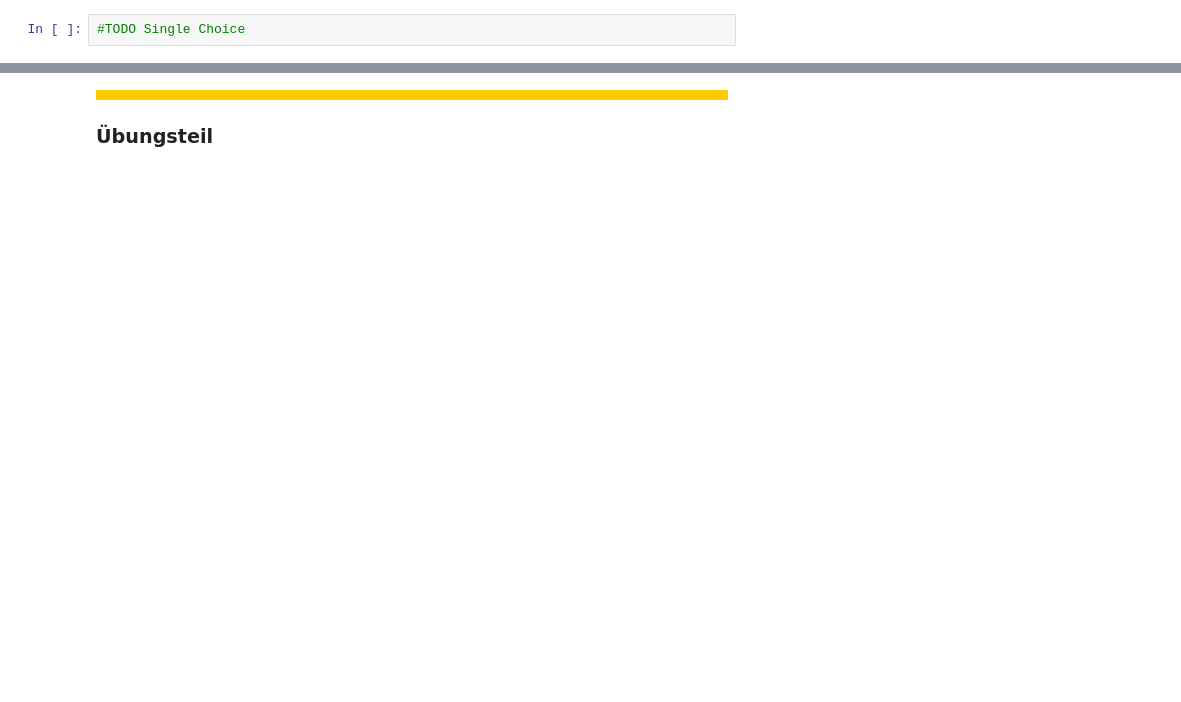
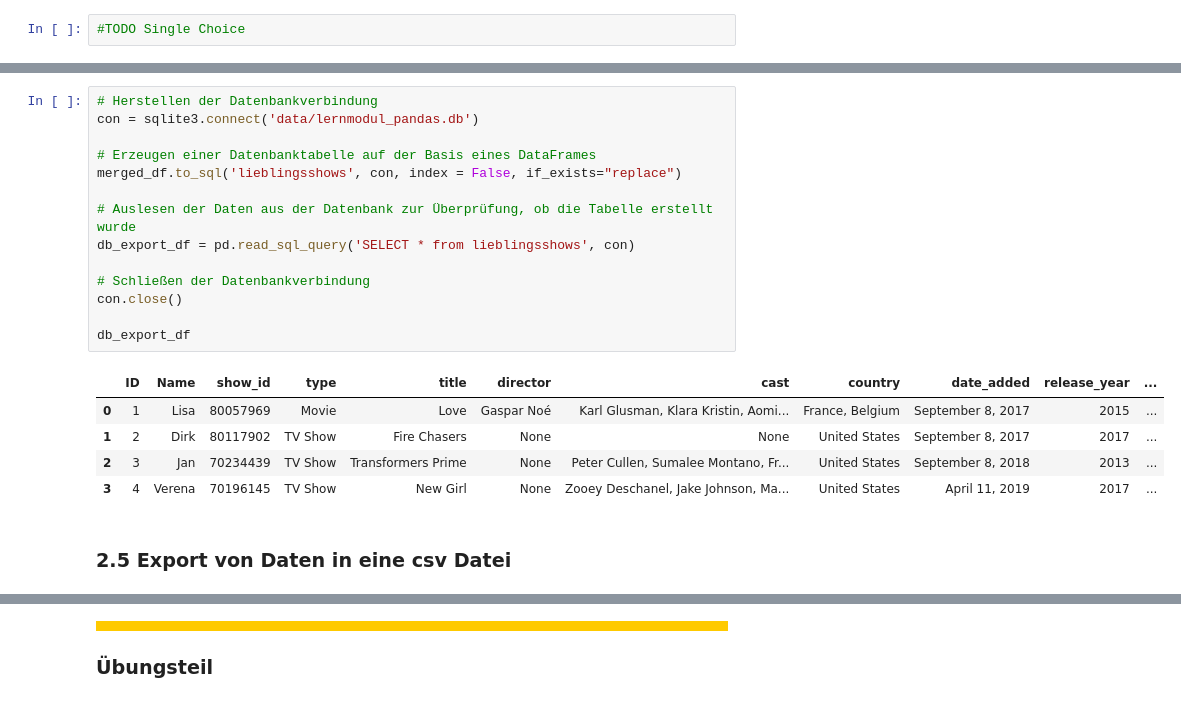
Before and after one commit to orca-nrw/lernmodul-pandas, a Jupyter notebook: index.ipynb, the cells around one changed output, grey strips where cells are left out. Cells and saved outputs as stored; diff of their text form; blank space fills up the shorter version.

```diff
--- a/index.ipynb
+++ b/index.ipynb
@@ -144,0 +158,22 @@ df_lieblingsshow.merge(netflix_titles_df, how= 'left', on='show_id')
+# %%
+# Herstellen der Datenbankverbindung
+con = sqlite3.connect('data/lernmodul_pandas.db')
+
+# Erzeugen einer Datenbanktabelle auf der Basis eines DataFrames
+merged_df.to_sql('lieblingsshows', con, index = False, if_exists="replace")
+
+# Auslesen der Daten aus der Datenbank zur Überprüfung, ob die Tabelle erstellt wurde
+db_export_df = pd.read_sql_query('SELECT * from lieblingsshows', con)
+
+# Schließen der Datenbankverbindung
+con.close()
+
+db_export_df
+# %% [output]
+|  | ID | Name | show_id | type | title | director | cast | country | date_added | release_year | ... |
+| 0 | 1 | Lisa | 80057969 | Movie | Love | Gaspar Noé | Karl Glusman, Klara Kristin, Aomi... | France, Belgium | September 8, 2017 | 2015 | ... |
+| 1 | 2 | Dirk | 80117902 | TV Show | Fire Chasers | None | None | United States | September 8, 2017 | 2017 | ... |
+| 2 | 3 | Jan | 70234439 | TV Show | Transformers Prime | None | Peter Cullen, Sumalee Montano, Fr... | United States | September 8, 2018 | 2013 | ... |
+| 3 | 4 | Verena | 70196145 | TV Show | New Girl | None | Zooey Deschanel, Jake Johnson, Ma... | United States | April 11, 2019 | 2017 | ... |
+# %% [markdown]
+### **2.5** Export von Daten in eine csv Datei
```
Also changed, not shown: parts of 70 cells of this notebook, 1 other file.
